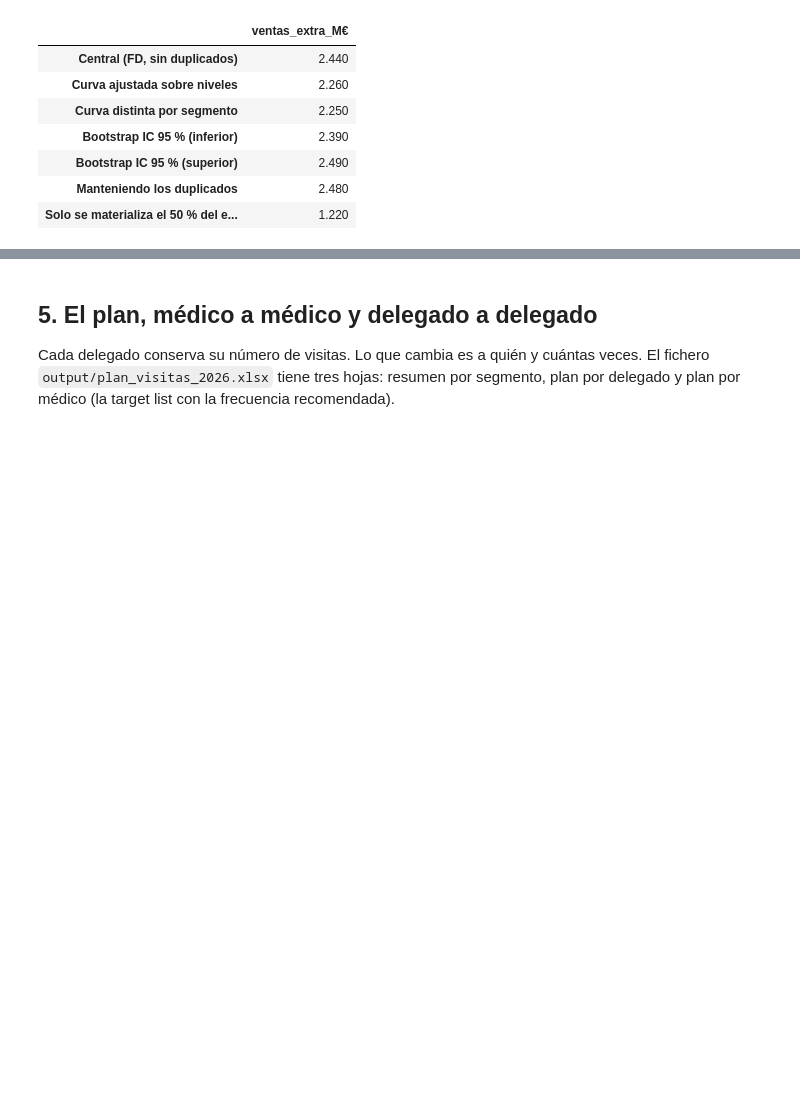
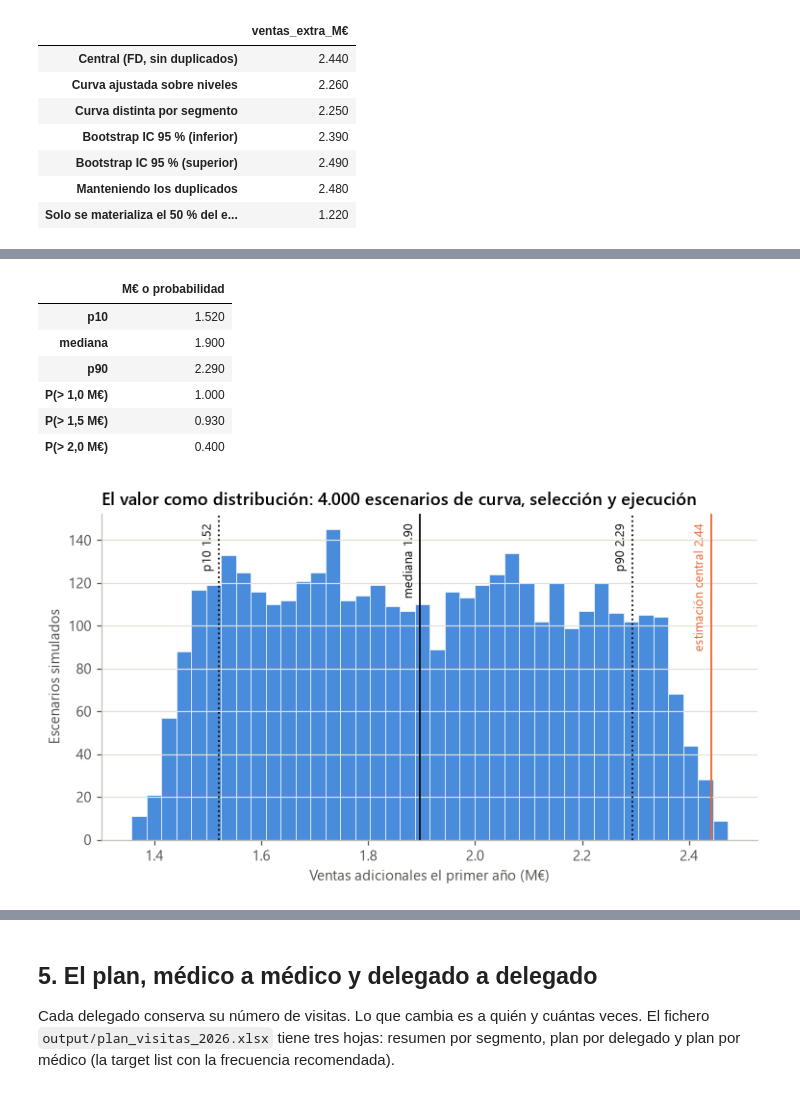
Before and after one commit to rpuenteaddiuva/caso-fuerza-comercial-pharma, a Jupyter notebook: analisis.ipynb, the cells around one changed output, grey strips where cells are left out. Saved outputs shown, nothing was run; the diff lists cells and outputs as text; code cells hidden in the pictures; blank space fills up the shorter version.

```diff
--- a/analisis.ipynb
+++ b/analisis.ipynb
@@ -587,11 +663,12 @@ del efecto estimado.
 # %%
 rng = np.random.default_rng(42)
 n = len(v24)
-boot = []
+boot, boot_params = [], []
 for _ in range(300):
     idx = rng.integers(0, n, n)
     Db, hb = ajustar_fd(v24[idx], v25[idx], dcuota[idx])
     boot.append(valor_plan(v_plan, Db, hb))
+    boot_params.append((Db, hb))
 ic_boot = np.percentile(boot, [2.5, 97.5])
 
 # Curva por segmento: cada médico se valora con la curva de su segmento
@@ -628,0 +811,36 @@ rango_prudente = (robustez["ventas_extra_M€"].min(), robustez["ventas_extra_M
+# %%
+# c) El valor como distribución
+rng_mc = np.random.default_rng(7)
+N_MC = 4000
+idx_b = rng_mc.integers(0, len(boot_params), N_MC)
+f_causal = rng_mc.uniform(0.6, 1.0, N_MC)  # supuesto: entre el 60 % y el 100 % del efecto estimado es causal
+f_ejec = rng_mc.uniform(0.7, 1.0, N_MC)  # supuesto: se ejecuta entre el 70 % y el 100 % de los cambios de frecuencia
+mc = np.empty(N_MC)
+for i in range(N_MC):
+    Db, hb = boot_params[idx_b[i]]
+    v_ej = v_act + f_ejec[i] * (v_plan - v_act)
+    mc[i] = float((cat * (g(v_ej, Db * f_causal[i], hb) - g(v_act, Db * f_causal[i], hb))).sum() * PRECIO) / 1e6
+montecarlo = pd.Series({"p10": np.percentile(mc, 10), "mediana": np.median(mc), "p90": np.percentile(mc, 90),
+                        "P(> 1,0 M€)": (mc > 1).mean(), "P(> 1,5 M€)": (mc > 1.5).mean(), "P(> 2,0 M€)": (mc > 2).mean()})
+display(montecarlo.round(2).to_frame("M€ o probabilidad"))
+
+fig, ax = plt.subplots(figsize=(7, 4))
+ax.hist(mc, bins=40, color=C_PLAN, alpha=0.85, edgecolor="white", linewidth=0.5)
+top = ax.get_ylim()[1]
+for k, ls in [("p10", ":"), ("mediana", "-"), ("p90", ":")]:
+    ax.axvline(montecarlo[k], color=C_TINTA, lw=1.2, ls=ls)
+    ax.text(montecarlo[k] - 0.01, top * 0.97, f"{k} {montecarlo[k]:.2f}", rotation=90, va="top", ha="right", fontsize=8.5, color=C_TINTA)
+ax.axvline(valor_base / 1e6, color=C_ACENTO, lw=1.2)
+ax.text(valor_base / 1e6 - 0.01, top * 0.97, f"estimación central {valor_base / 1e6:.2f}", rotation=90, va="top", ha="right", fontsize=8.5, color=C_ACENTO)
+ax.set_xlabel("Ventas adicionales el primer año (M€)"); ax.set_ylabel("Escenarios simulados")
+ax.set_title("El valor como distribución: 4.000 escenarios de curva, selección y ejecución")
+guardar(fig, "09_distribucion_valor")
+# %% [output]
+|  | M€ o probabilidad |
+| p10 | 1.520 |
+| mediana | 1.900 |
+| p90 | 2.290 |
+| P(> 1,0 M€) | 1.000 |
+| P(> 1,5 M€) | 0.930 |
+| P(> 2,0 M€) | 0.400 |
+[figure, added]
```
Also changed, not shown: parts of 19 cells of this notebook, 10 other files.
